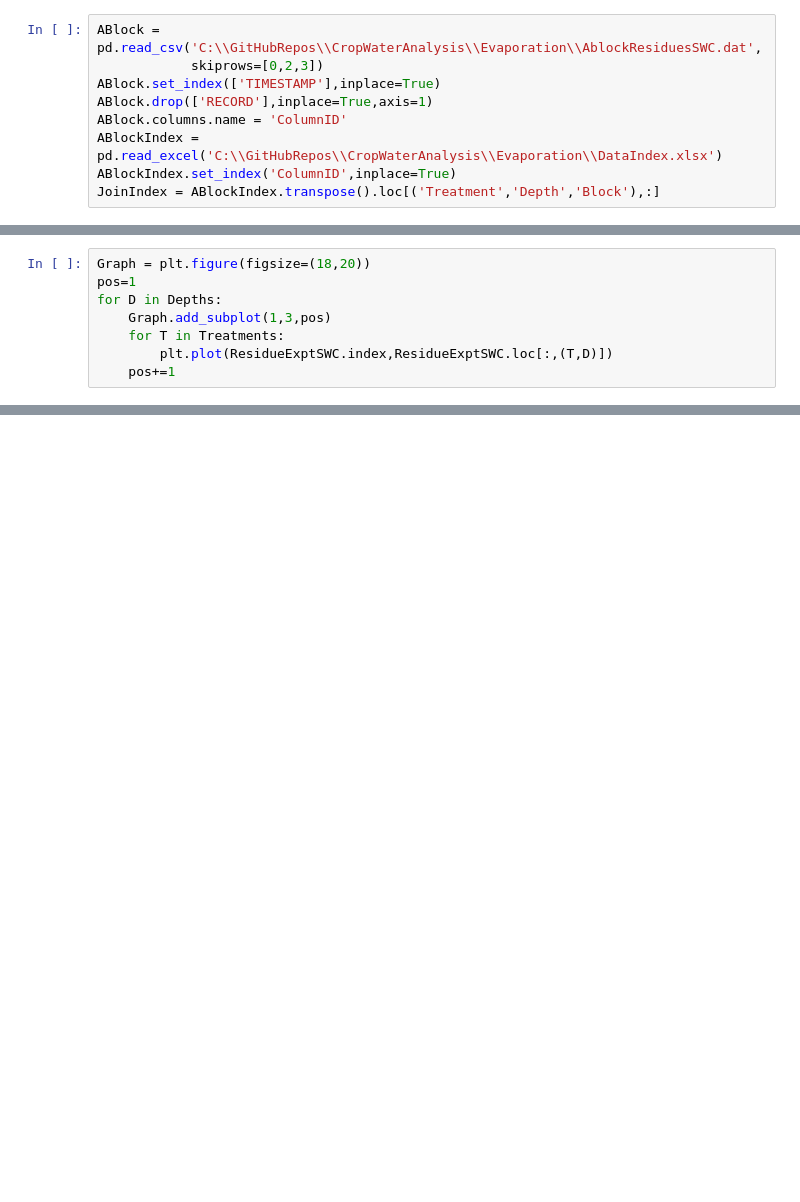
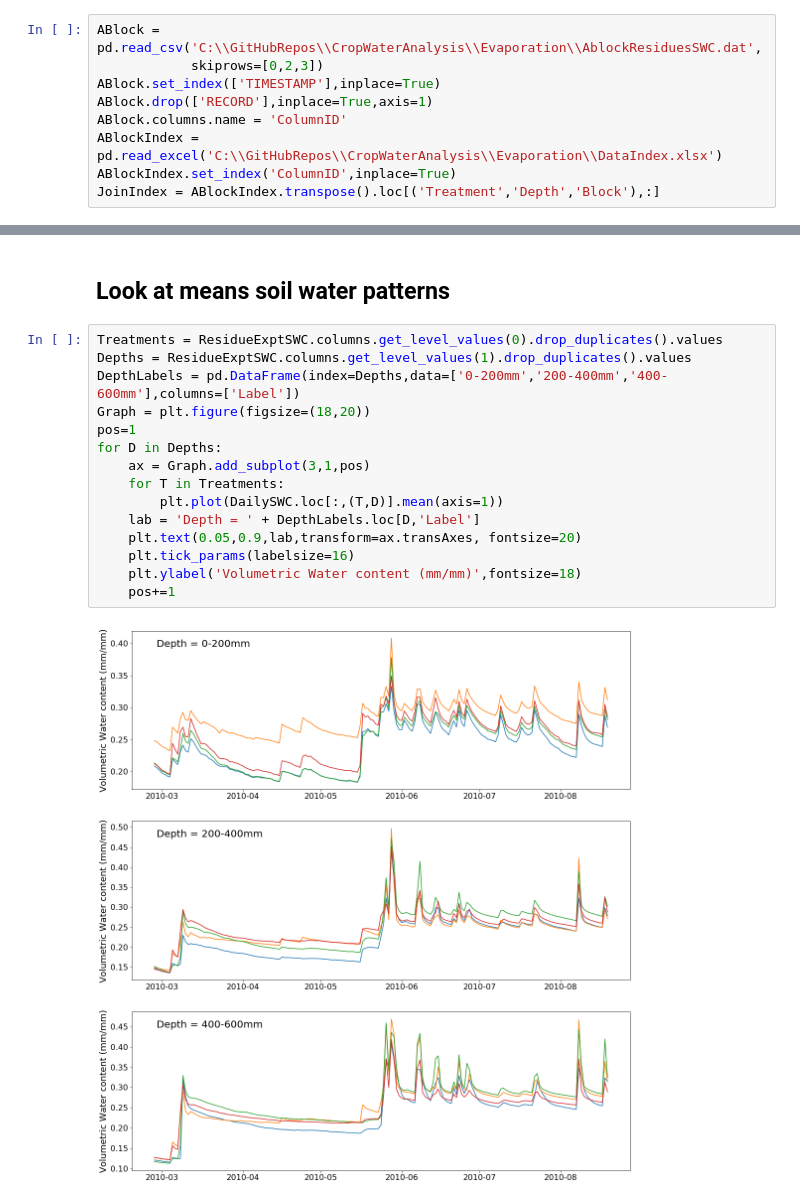
Before and after one commit to HamishBrownPFR/CropWaterAnalysis, a Jupyter notebook: Evaporation/Evaporation.ipynb, the cells around one changed output, grey strips where cells are left out. Drawn from its saved outputs; the diff is of its cells as text; blank space fills up the shorter version.

```diff
--- a/Evaporation/Evaporation.ipynb
+++ b/Evaporation/Evaporation.ipynb
@@ -107,8 +68,0 @@ array(['mown and baled', 'mown stubble lying',
-# %%
-Graph = plt.figure(figsize=(18,20))
-pos=1
-for D in Depths:
-    Graph.add_subplot(1,3,pos)
-    for T in Treatments:
-        plt.plot(ResidueExptSWC.index,ResidueExptSWC.loc[:,(T,D)])
-    pos+=1
@@ -130,0 +76,19 @@ Evap.loc[treat,'0-20']
+# %% [markdown]
+## Look at means soil water patterns
+# %%
+Treatments = ResidueExptSWC.columns.get_level_values(0).drop_duplicates().values
+Depths = ResidueExptSWC.columns.get_level_values(1).drop_duplicates().values
+DepthLabels = pd.DataFrame(index=Depths,data=['0-200mm','200-400mm','400-600mm'],columns=['Label'])
+Graph = plt.figure(figsize=(18,20))
+pos=1
+for D in Depths:
+    ax = Graph.add_subplot(3,1,pos)
+    for T in Treatments:
+        plt.plot(DailySWC.loc[:,(T,D)].mean(axis=1))
+    lab = 'Depth = ' + DepthLabels.loc[D,'Label']
+    plt.text(0.05,0.9,lab,transform=ax.transAxes, fontsize=20)
+    plt.tick_params(labelsize=16)
+    plt.ylabel('Volumetric Water content (mm/mm)',fontsize=18)
+    pos+=1
+# %% [output]
+[figure, added]
```
Also changed, not shown: parts of 23 cells of this notebook.
